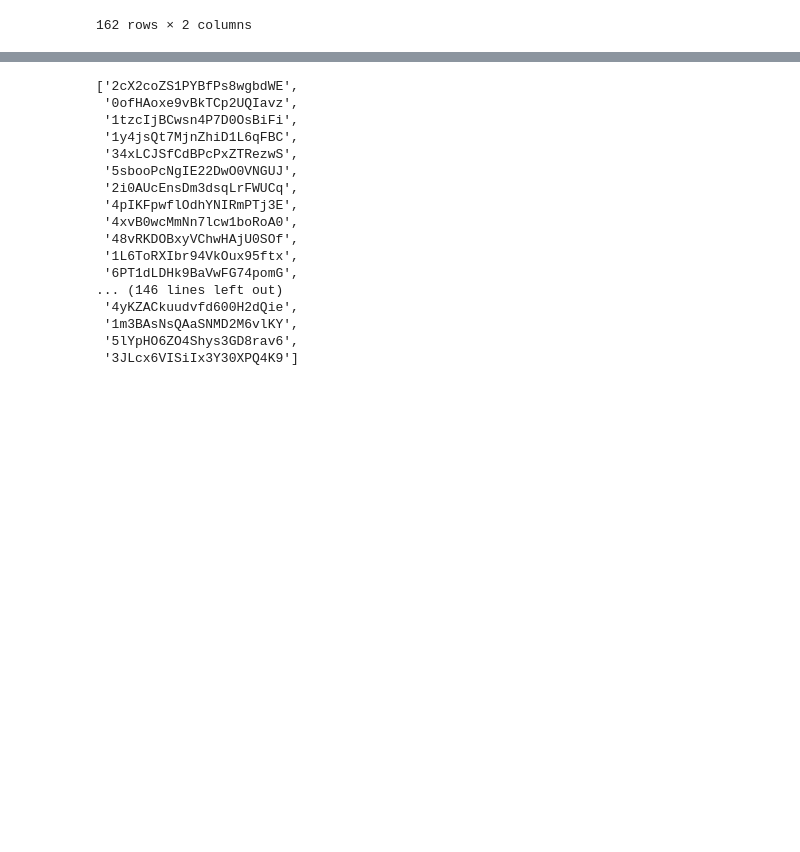
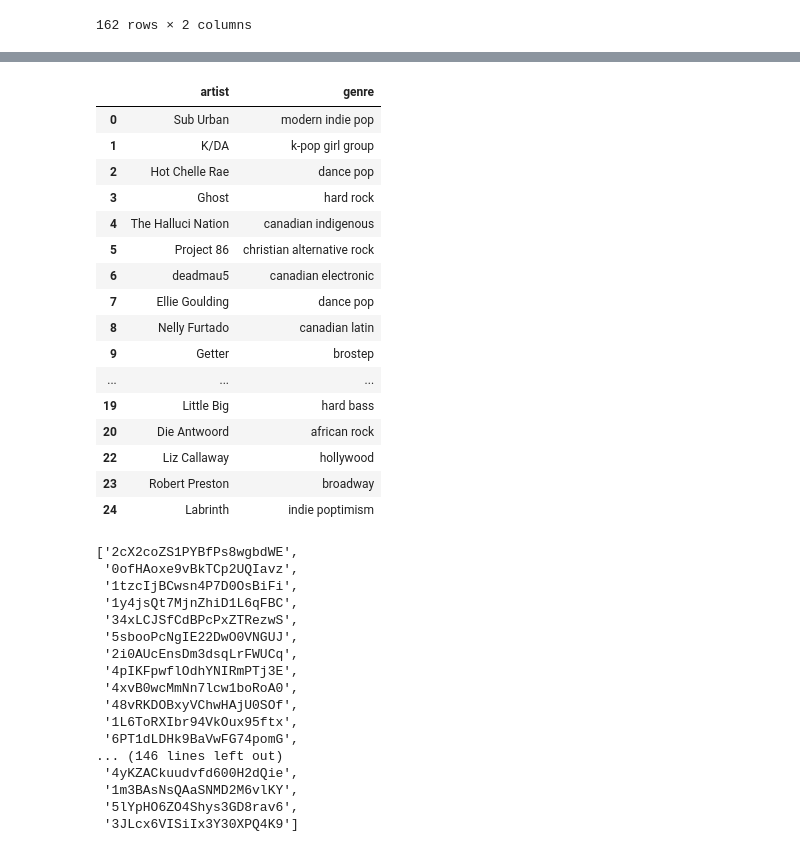
Before and after one commit to paulywog13/spotify-project, a Jupyter notebook: resources/Spotify Jupyter.ipynb, the cells around one changed output, grey strips where cells are left out. Cells and saved outputs as stored; diff of their text form; code cells hidden in the pictures; blank space fills up the shorter version.

```diff
--- a/resources/Spotify Jupyter.ipynb
+++ b/resources/Spotify Jupyter.ipynb
@@ -328,3 +293,24 @@ genre_df
+# %%
+genre_df = pd.DataFrame(genre_df)
+genre_df.drop_duplicates()
+# %% [output]
+|  | artist | genre |
+| 0 | Sub Urban | modern indie pop |
+| 1 | K/DA | k-pop girl group |
+| 2 | Hot Chelle Rae | dance pop |
+| 3 | Ghost | hard rock |
+| 4 | The Halluci Nation | canadian indigenous |
+| 5 | Project 86 | christian alternative rock |
+| 6 | deadmau5 | canadian electronic |
+| 7 | Ellie Goulding | dance pop |
+| 8 | Nelly Furtado | canadian latin |
+| 9 | Getter | brostep |
+| ... | ... | ... |
+| 19 | Little Big | hard bass |
+| 20 | Die Antwoord | african rock |
+| 22 | Liz Callaway | hollywood |
+| 23 | Robert Preston | broadway |
+| 24 | Labrinth | indie poptimism |
 # %%
 #Put Track IDs into a list for For Loop
 
```
Also changed, not shown: parts of 15 cells of this notebook, 1 other file.
